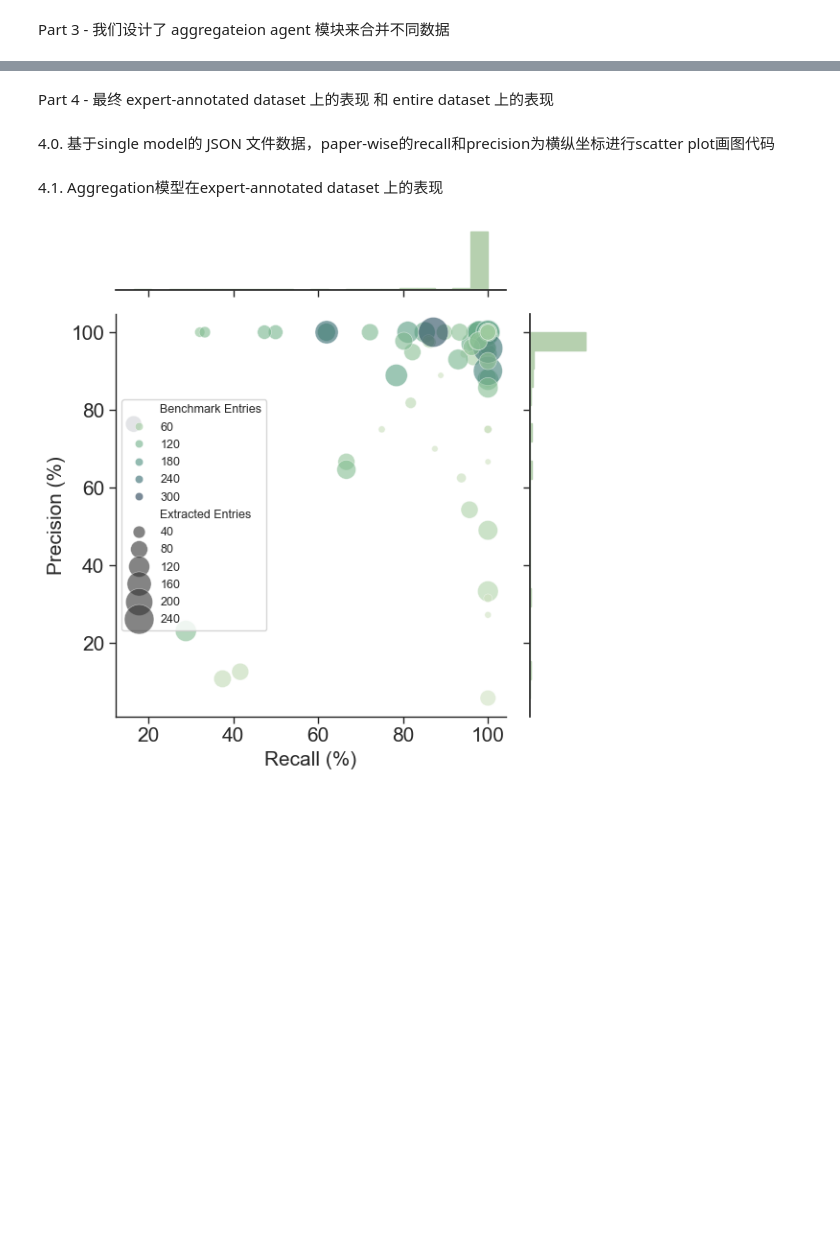
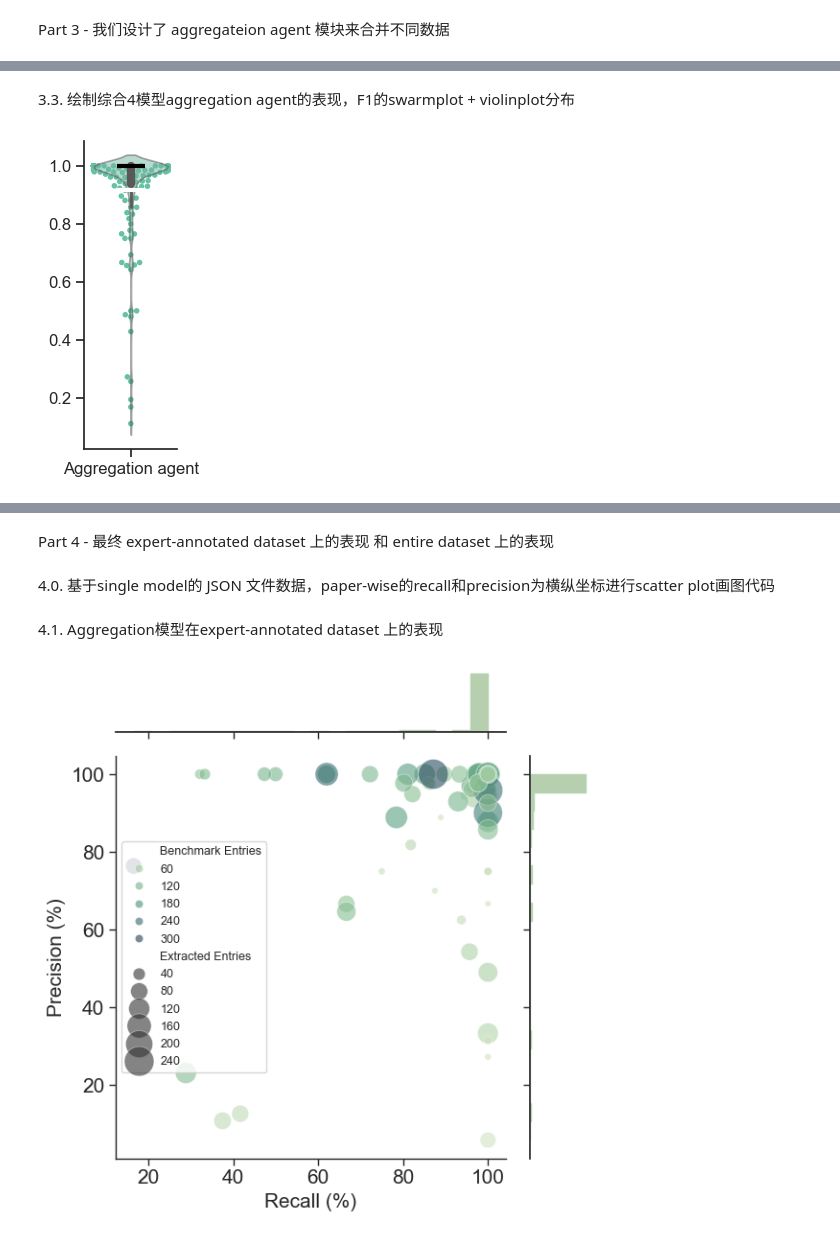
Before and after one commit to JackKuo666/LLM-BioDataExtractor, a Jupyter notebook: analyze_code/analyzing.ipynb, the cells around one changed output, grey strips where cells are left out. Drawn from its saved outputs; the diff is of its cells as text; code cells hidden in the pictures; blank space fills up the shorter version.

```diff
--- a/analyze_code/analyzing.ipynb
+++ b/analyze_code/analyzing.ipynb
@@ -216,0 +181,8 @@ Passing `palette` without assigning `hue` is deprecated and will be removed in v
+# %% [markdown]
+3.3. 绘制综合4模型aggregation agent的表现，F1的swarmplot + violinplot分布
+# %%
+folder_path = 'data/aggregation_data_protein_enzyme/'
+f1_results = process_all_json_in_folder(folder_path)
+plot_f1_swarm(f1_results, xlabel=None, ylabel=None)
+# %% [output]
+[figure, added]
```
Also changed, not shown: parts of 10 cells of this notebook.
